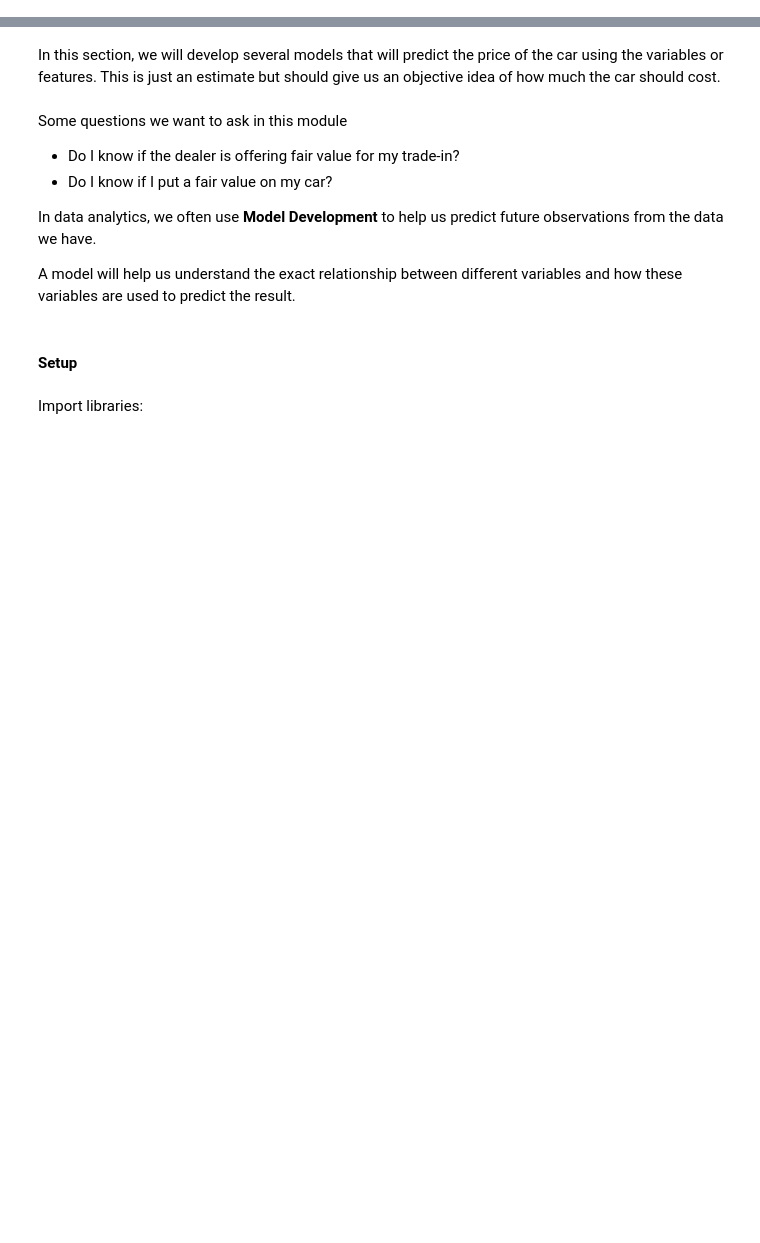
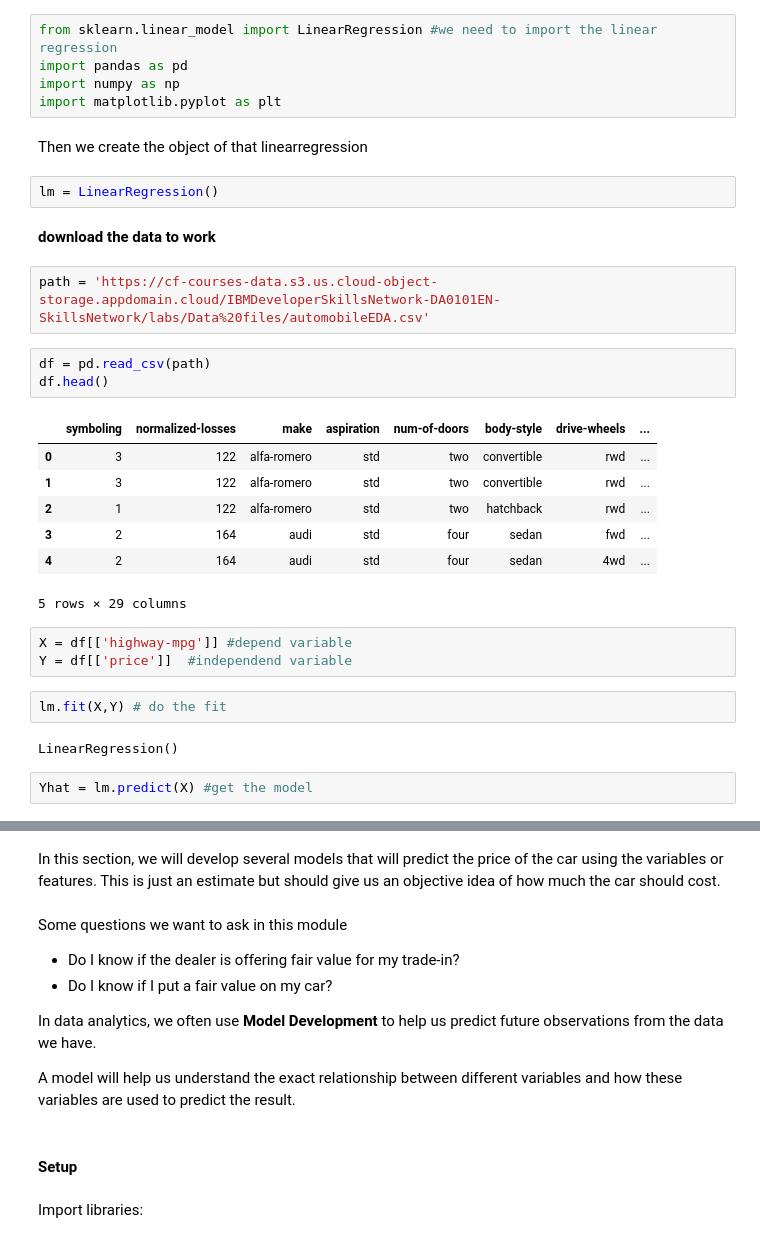
Before and after one commit to PosgradoMNA/actividades-de-aprendizaje-rafaelsangarcia, a Jupyter notebook: Semana7/IBM_Modulo4_A01182780.ipynb, the cells around one changed output, grey strips where cells are left out. Saved outputs shown, nothing was run; the diff lists cells and outputs as text; blank space fills up the shorter version.

```diff
--- a/Semana7/IBM_Modulo4_A01182780.ipynb
+++ b/Semana7/IBM_Modulo4_A01182780.ipynb
@@ -2,0 +22,33 @@
+# %%
+from sklearn.linear_model import LinearRegression #we need to import the linear regression
+import pandas as pd
+import numpy as np
+import matplotlib.pyplot as plt
+# %% [markdown]
+Then we create the object of that linearregression
+# %%
+lm = LinearRegression()
+# %% [markdown]
+**download the data to work**
+# %%
+path = 'https://cf-courses-data.s3.us.cloud-object-storage.appdomain.cloud/IBMDeveloperSkillsNetwork-DA0101EN-SkillsNetwork/labs/Data%20files/automobileEDA.csv'
+# %%
+df = pd.read_csv(path)
+df.head()
+# %% [output]
+|  | symboling | normalized-losses | make | aspiration | num-of-doors | body-style | drive-wheels | ... |
+| 0 | 3 | 122 | alfa-romero | std | two | convertible | rwd | ... |
+| 1 | 3 | 122 | alfa-romero | std | two | convertible | rwd | ... |
+| 2 | 1 | 122 | alfa-romero | std | two | hatchback | rwd | ... |
+| 3 | 2 | 164 | audi | std | four | sedan | fwd | ... |
+| 4 | 2 | 164 | audi | std | four | sedan | 4wd | ... |
+5 rows × 29 columns
+# %%
+X = df[['highway-mpg']] #depend variable
+Y = df[['price']]  #independend variable
+# %%
+lm.fit(X,Y) # do the fit
+# %% [output]
+LinearRegression()
+# %%
+Yhat = lm.predict(X) #get the model
```
Also changed, not shown: parts of 36 cells of this notebook.
